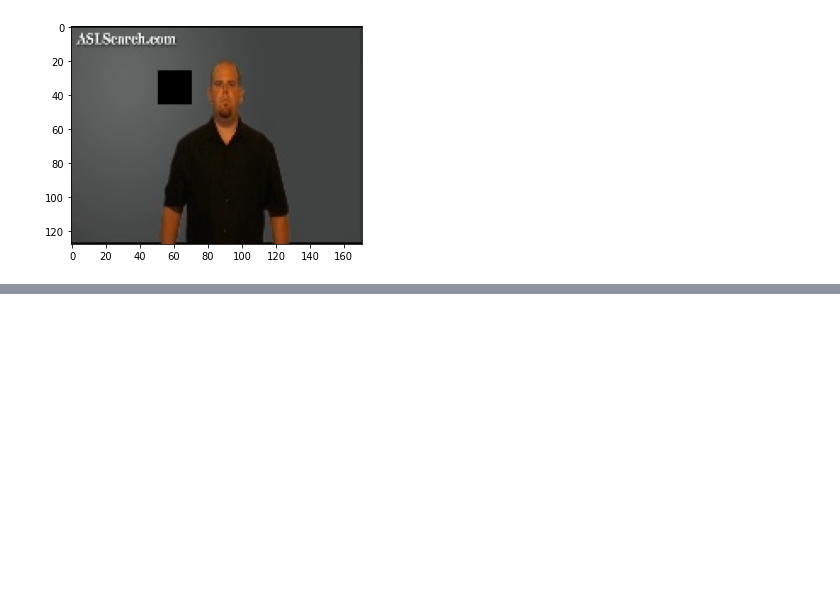
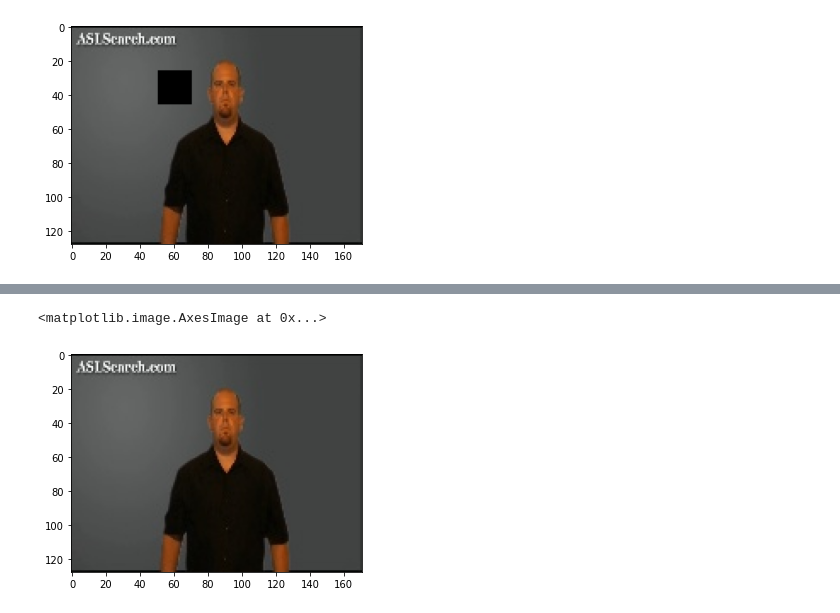
Before and after one commit to UoA-CARES/sign-language-benchmarks, a Jupyter notebook: experiments/custom_augmentations.ipynb, the cells around one changed output, grey strips where cells are left out. Cells and saved outputs as stored; diff of their text form; code cells hidden in the pictures; blank space fills up the shorter version.

```diff
--- a/experiments/custom_augmentations.ipynb
+++ b/experiments/custom_augmentations.ipynb
@@ -89,0 +57,9 @@ True
+# %%
+p = 0.5
+if random.random() < p:
+    imgs = np.array(results['imgs'])
+    results['imgs'] = list(np.flip(imgs, axis=2))
+plt.imshow(results['imgs'][0])
+# %% [output]
+<matplotlib.image.AxesImage at 0x...>
+[figure, added]
```
Also changed, not shown: parts of 16 cells of this notebook, 2 other files.
